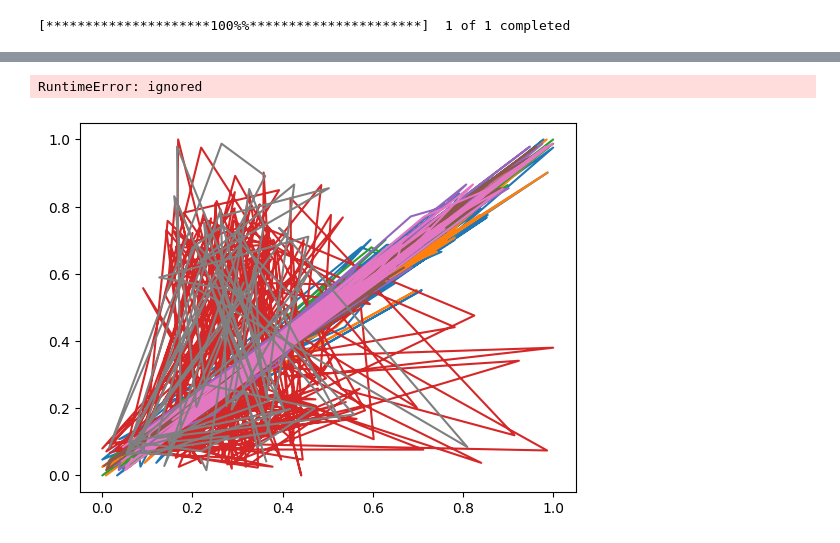
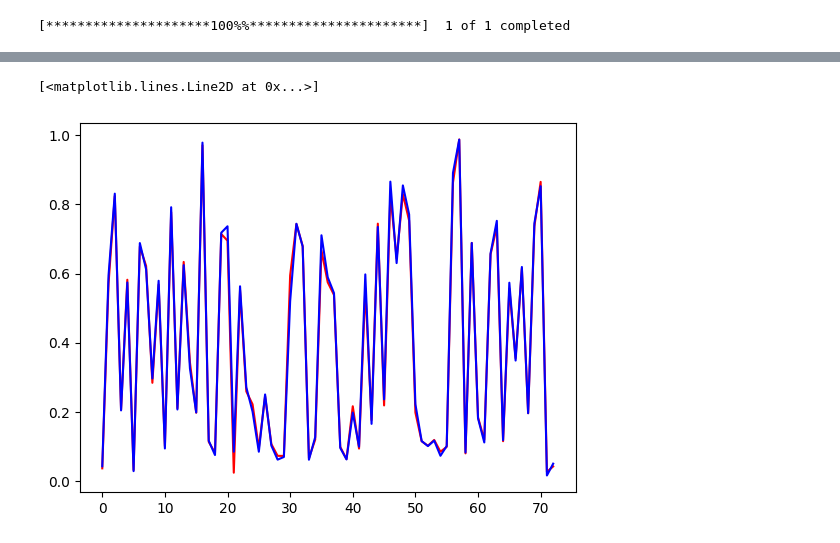
Before and after one commit to BrockH3/ML_Project, a Jupyter notebook: ML_project_NN.ipynb, the cells around one changed output, grey strips where cells are left out. Cells and saved outputs as stored; diff of their text form; code cells hidden in the pictures.

```diff
--- a/ML_project_NN.ipynb
+++ b/ML_project_NN.ipynb
@@ -57,26 +59,38 @@ seq_model = nn.Sequential(nn.Linear(4,128),
                         nn.Linear(8,4),
                         nn.ReLU(),
                         nn.Linear(4,1),
-                        nn.LogSoftmax(dim = 1)
+                        nn.ReLU()
                         )
 # %%
 #model training for 100 epochs
 
 import torch.optim as optim
-optimizer = optim.SGD(seq_model.parameters(),lr =0.0001)
-epochs = 1000
+optimizer = optim.Adam(seq_model.parameters(),lr =0.001)
+epochs = 200
 MSE = nn.MSELoss()
+train_l = []
+val_l = []
 
 for epoch in range(1, epochs + 1):
       Y_train_pred = seq_model(X_train)
       train_loss = MSE(Y_train_pred, y_train)
+      train_l.append(train_loss.detach().numpy())
 
       y_val_pred = seq_model(X_test)
-      val_loss = MSE(Y_val_pred, y_test)
+      val_loss = MSE(y_val_pred, y_test)
+      val_l.append(val_loss.detach().numpy())
 
       optimizer.zero_grad()
       train_loss.backward()
       optimizer.step()
 
-print('Train loss: ', train_loss,'Val loss: ', val_loss)
+      with torch.no_grad():
+          y_train_pred = seq_model(X_train)
+          train_RMSE = np.sqrt(MSE(Y_train_pred, y_train)).detach().numpy()
+
+          y_val_pred = seq_model(X_test)
+          val_RMSE = np.sqrt(MSE(y_val_pred, y_test)).detach().numpy()
+
+      if(epoch%50 == 0):
+        print('Train loss: ', train_loss.detach().numpy(),'Val loss: ', val_loss.detach().numpy(),'Train RMSE: ', train_RMSE,'val RMSE: ', val_RMSE)
 # %% [output]
@@ -84,7 +102,6 @@ Train loss:  tensor(0.1850, grad_fn=<MseLossBackward0>) Val loss:  tensor(0.2466
 # %%
-plt.plot(X_train,y_train)
-plt.plot(X_test,y_test)
-plt.plot(X_test,y_val_pred)
+plt.plot(y_val_pred, 'r')
+plt.plot(y_test, 'b')
 # %% [output]
-RuntimeError: ignored
+[<matplotlib.lines.Line2D at 0x...>]
-[figure, old version]
+[figure, new version]
```
Also changed, not shown: parts of 4 cells of this notebook.
